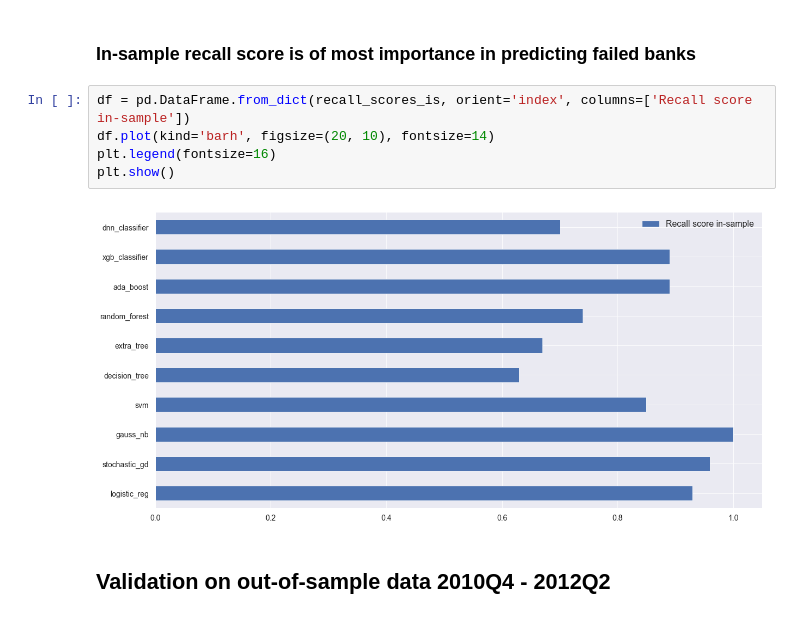
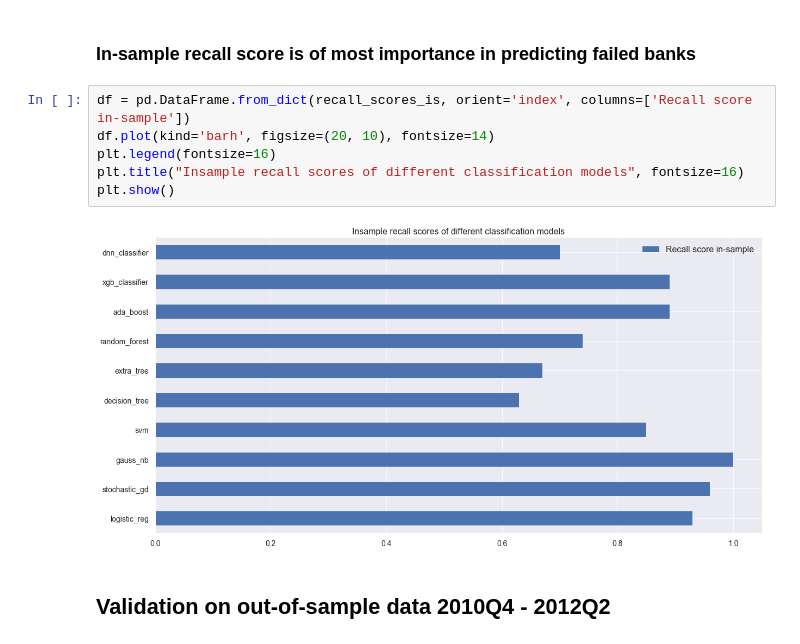
Before and after one commit to allaccountstaken/predicting_bank_distress, a Jupyter notebook: classification_model.ipynb, the cells around one changed output. Saved outputs shown, nothing was run; the diff lists cells and outputs as text.

```diff
--- a/classification_model.ipynb
+++ b/classification_model.ipynb
@@ -233,9 +221,10 @@ precision_scores_is
 # %%
 df = pd.DataFrame.from_dict(recall_scores_is, orient='index', columns=['Recall score in-sample'])
 df.plot(kind='barh', figsize=(20, 10), fontsize=14)
 plt.legend(fontsize=16)
+plt.title("Insample recall scores of different classification models", fontsize=16)
 plt.show()
 # %% [output]
-[figure, old version]
+[figure, new version]
 # %% [markdown]
 ## Validation on out-of-sample data 2010Q4 - 2012Q2
```
Also changed, not shown: parts of 13 cells of this notebook, 5 other files.
